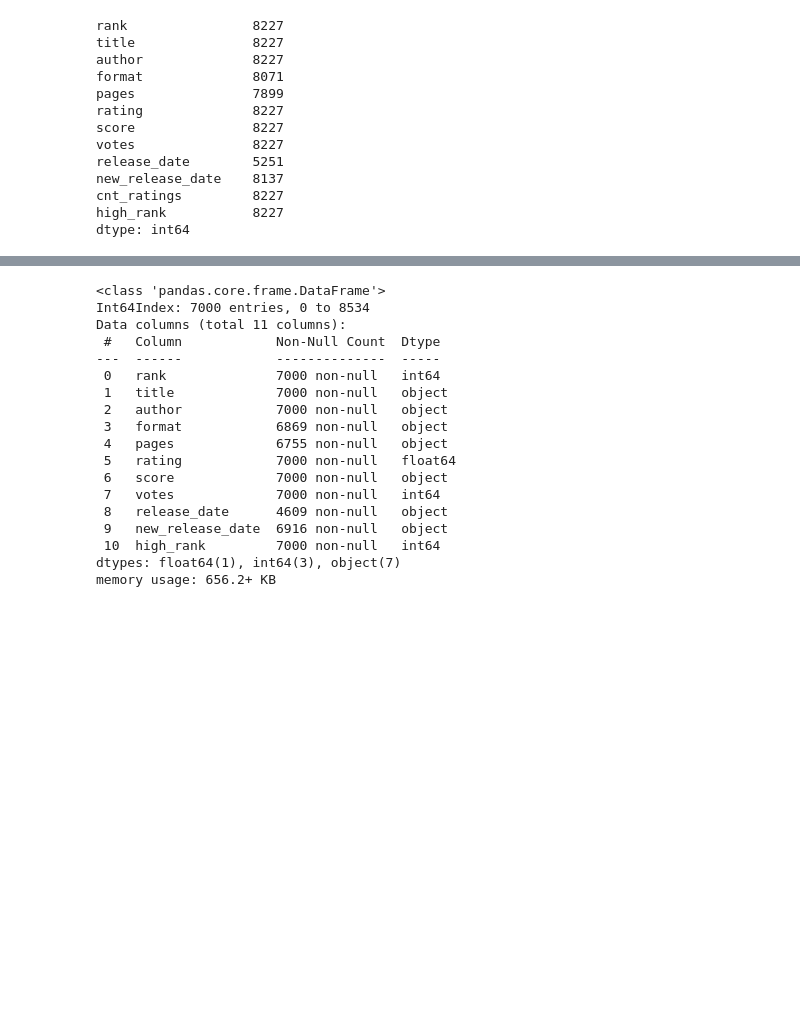
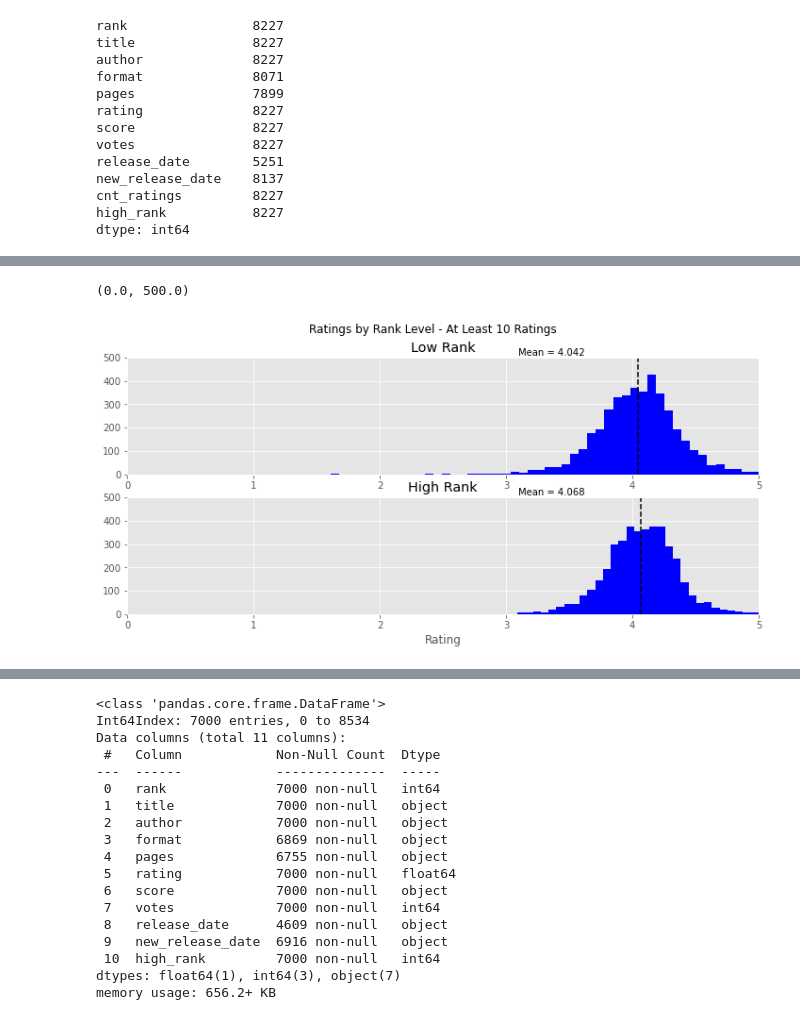
Before and after one commit to Shredder42/must_read_books, a Jupyter notebook: eda.ipynb, the cells around one changed output, grey strips where cells are left out. Drawn from its saved outputs; the diff is of its cells as text; code cells hidden in the pictures; blank space fills up the shorter version.

```diff
--- a/eda.ipynb
+++ b/eda.ipynb
@@ -235 +298,20 @@ dtype: int64
+# %%
+fig, axs = plt.subplots(2, figsize=(12,5))
+fig.suptitle('Ratings by Rank Level - At Least 10 Ratings')
+axs[0].hist(s_ratings_low['rating'], bins=50, color='blue')
+axs[0].axvline(s_ratings_low['rating'].mean(), color='black', linestyle='--')
+axs[0].set_title('Low Rank')
+axs[0].text(3.1, 510, 'Mean = 4.042', fontsize = 10)
+axs[0].set_xlim(0, 5)
+axs[0].set_ylim(0, 500)
+axs[1].hist(s_ratings_high['rating'], bins=50, color='blue')
+axs[1].axvline(s_ratings_high['rating'].mean(), color='black', linestyle='--')
+axs[1].set_title('High Rank')
+axs[1].text(3.1, 510, 'Mean = 4.068', fontsize = 10)
+axs[1].set_xlabel('Rating')
+axs[1].set_xlim(0, 5)
+axs[1].set_ylim(0, 500)
+# %% [output]
+(0.0, 500.0)
+[figure, added]
 # %%
```
Also changed, not shown: parts of 6 cells of this notebook.
